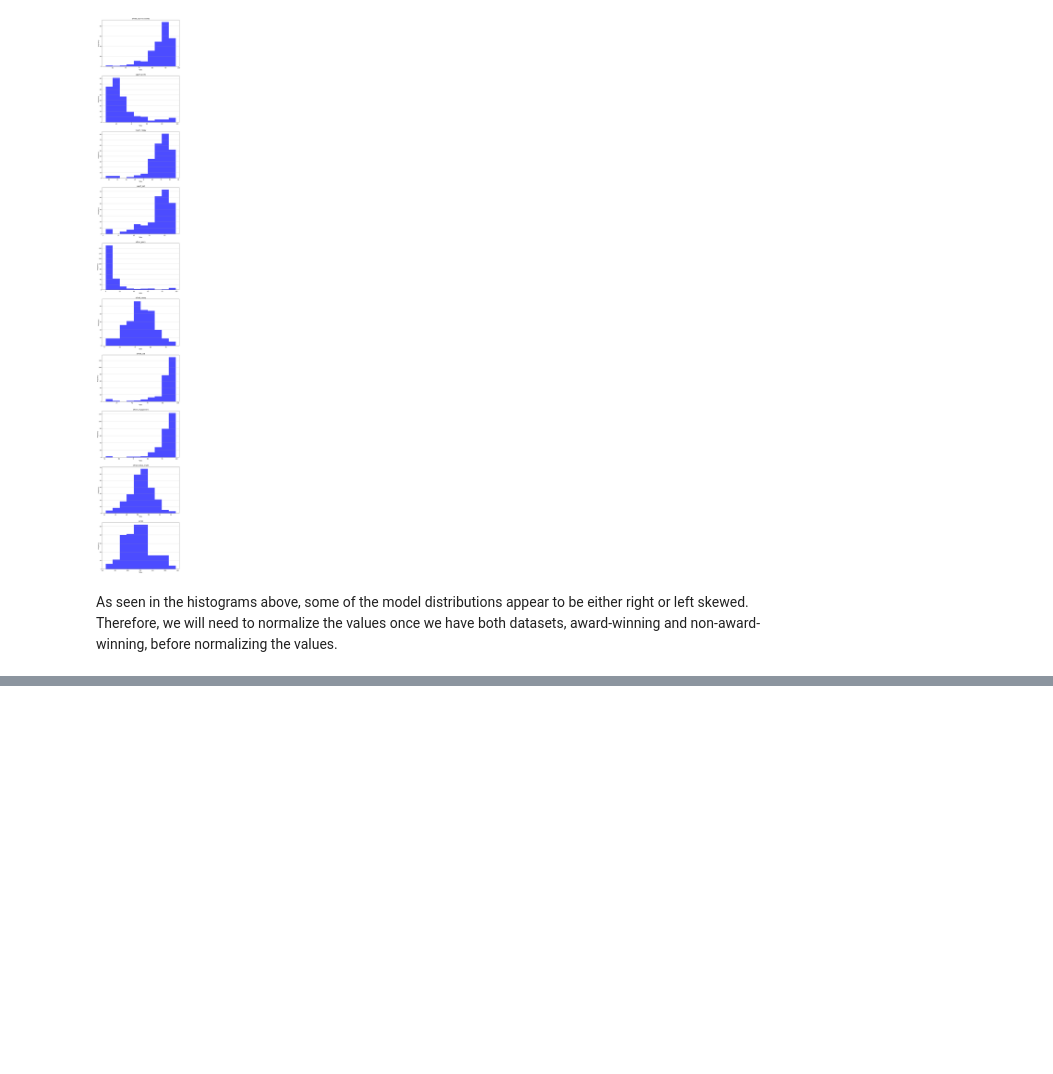
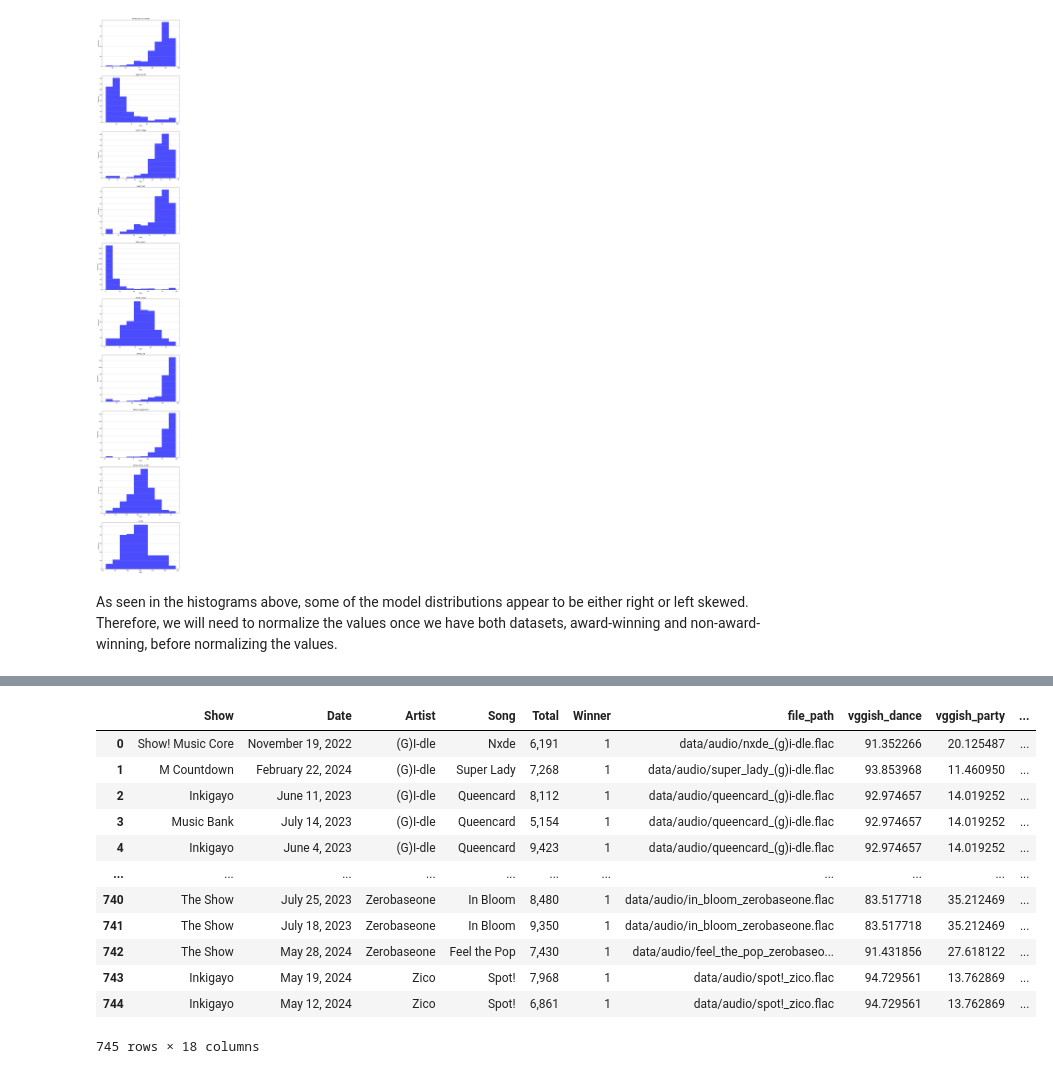
Before and after one commit to ccaban6/love-dive-into-kpop-music-show-winners, a Jupyter notebook: gather_audio_data.ipynb, the cells around one changed output, grey strips where cells are left out. Saved outputs shown, nothing was run; the diff lists cells and outputs as text; code cells hidden in the pictures; blank space fills up the shorter version.

Commit message:
Finished gathering audio, features, and merged datasets along with some error checking logic

```diff
--- a/gather_audio_data.ipynb
+++ b/gather_audio_data.ipynb
@@ -4,7 +10,7 @@ os.environ['TF_CPP_MIN_LOG_LEVEL'] = '3'  # Suppress TensorFlow logs
 # %%
 import pandas as pd
 
-df = pd.read_csv('all_award_show_winners.csv', index_col=0)
+df = pd.read_csv('data/tables/all_award_show_winners.csv', index_col=0)
 df
 # %% [output]
 |  | Episode | Date | Artist | Song | Points | Award Show | Search Query | Song ID |
@@ -133 +123,10 @@ predictor.predict_all(linked_df.loc[0, "file_path"])
+# %%
+import json
+winning_feature_filepath = 'data/tables/award_winning_features.json'
+
+if os.path.exists(winning_feature_filepath):
+    with open(winning_feature_filepath, 'r') as f:
+        link_to_features = json.load(f)
+else:
+    link_to_features = dict()
 # %%
@@ -207,0 +308,7 @@ with open('award_winning_features.json', 'w') as f:
+# %%
+win_feature_df = pd.DataFrame.from_dict(link_to_features, orient='index')
+linked_df = linked_df.join(win_feature_df, on='file_path')
+# %%
+linked_df['Winner'] = 1
+linked_df = linked_df.reset_index(drop=True)
+linked_df.head()
@@ -207,0 +323,23 @@ with open('award_winning_features.json', 'w') as f:
+# %%
+# Drop unnecessary columns and rename for clarity and compatibility with non-winning data
+all_linked_df = linked_df.copy().drop(columns=['Episode', 'Search Query', 'Song_Artist', 'Artist_Song', 'Song ID'])
+all_linked_df.rename(columns={"Points": "Total", "Award Show": "Show"}, inplace=True)
+
+# Reorder columns to match the non-winning data
+columns_reorder = ["Show", "Date", "Artist", "Song", "Total", "Winner"]
+all_linked_df = pd.concat([all_linked_df[columns_reorder], all_linked_df.drop(columns=columns_reorder)], axis=1)
+all_linked_df
+# %% [output]
+|  | Show | Date | Artist | Song | Total | Winner | file_path | vggish_dance | vggish_party | ... |
+| 0 | Show! Music Core | November 19, 2022 | (G)I-dle | Nxde | 6,191 | 1 | data/audio/nxde_(g)i-dle.flac | 91.352266 | 20.125487 | ... |
+| 1 | M Countdown | February 22, 2024 | (G)I-dle | Super Lady | 7,268 | 1 | data/audio/super_lady_(g)i-dle.flac | 93.853968 | 11.460950 | ... |
+| 2 | Inkigayo | June 11, 2023 | (G)I-dle | Queencard | 8,112 | 1 | data/audio/queencard_(g)i-dle.flac | 92.974657 | 14.019252 | ... |
+| 3 | Music Bank | July 14, 2023 | (G)I-dle | Queencard | 5,154 | 1 | data/audio/queencard_(g)i-dle.flac | 92.974657 | 14.019252 | ... |
+| 4 | Inkigayo | June 4, 2023 | (G)I-dle | Queencard | 9,423 | 1 | data/audio/queencard_(g)i-dle.flac | 92.974657 | 14.019252 | ... |
+| ... | ... | ... | ... | ... | ... | ... | ... | ... | ... | ... |
+| 740 | The Show | July 25, 2023 | Zerobaseone | In Bloom | 8,480 | 1 | data/audio/in_bloom_zerobaseone.flac | 83.517718 | 35.212469 | ... |
+| 741 | The Show | July 18, 2023 | Zerobaseone | In Bloom | 9,350 | 1 | data/audio/in_bloom_zerobaseone.flac | 83.517718 | 35.212469 | ... |
+| 742 | The Show | May 28, 2024 | Zerobaseone | Feel the Pop | 7,430 | 1 | data/audio/feel_the_pop_zerobaseo... | 91.431856 | 27.618122 | ... |
+| 743 | Inkigayo | May 19, 2024 | Zico | Spot! | 7,968 | 1 | data/audio/spot!_zico.flac | 94.729561 | 13.762869 | ... |
+| 744 | Inkigayo | May 12, 2024 | Zico | Spot! | 6,861 | 1 | data/audio/spot!_zico.flac | 94.729561 | 13.762869 | ... |
+745 rows × 18 columns
```
Also changed, not shown: parts of 21 cells of this notebook, 40 other files.
